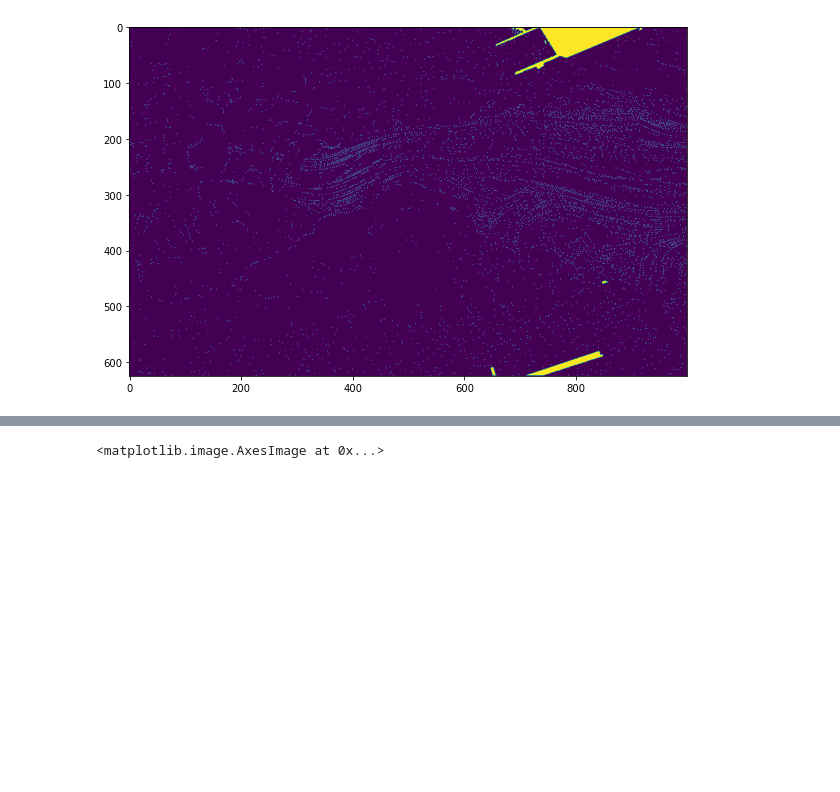
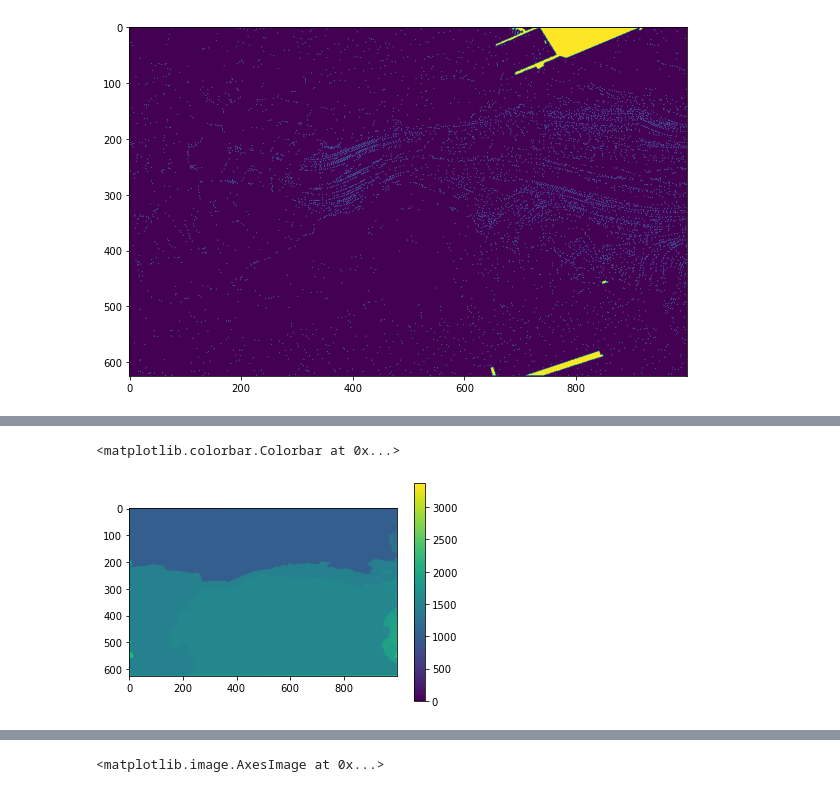
Before and after one commit to ldeo-glaciology/REMAWaterRouting, a Jupyter notebook: drainagebasins_landlab.ipynb, the cells around one changed output, grey strips where cells are left out. Saved outputs shown, nothing was run; the diff lists cells and outputs as text; code cells hidden in the pictures; blank space fills up the shorter version.

```diff
--- a/drainagebasins_landlab.ipynb
+++ b/drainagebasins_landlab.ipynb
@@ -152,0 +150,2 @@ plt.imshow(ws.reshape(dem.shape))
+# %%
+DB = skimage.morphology.label(ws.reshape(dem.shape),background=0)
@@ -152,0 +175,6 @@ plt.imshow(ws.reshape(dem.shape))
+# %%
+plt.imshow(skimage.morphology.label(DB, connectivity=1))
+plt.colorbar()
+# %% [output]
+<matplotlib.colorbar.Colorbar at 0x...>
+[figure, added]
```
Also changed, not shown: parts of 16 cells of this notebook, 7 other files.
